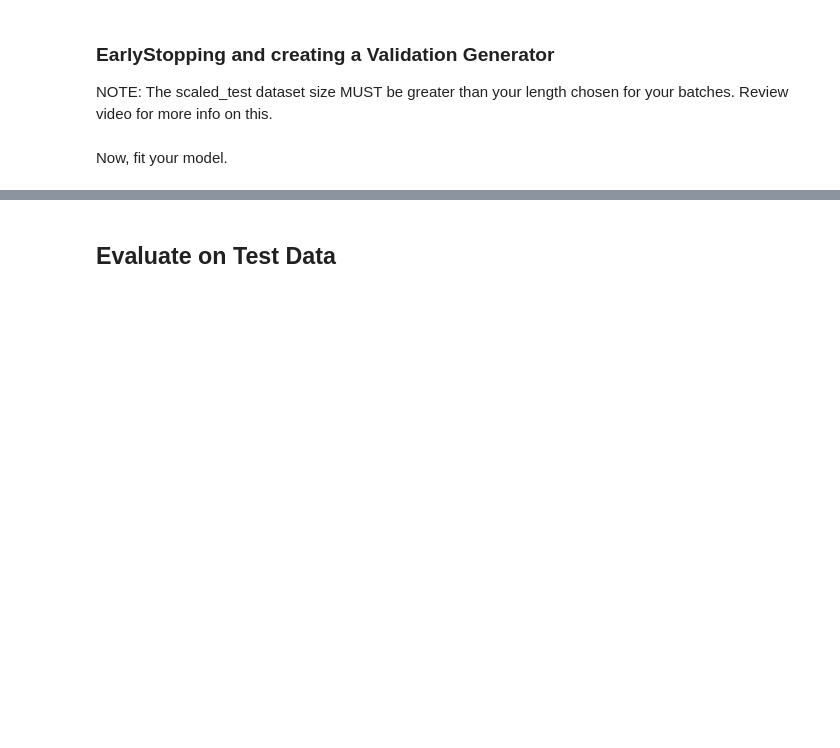
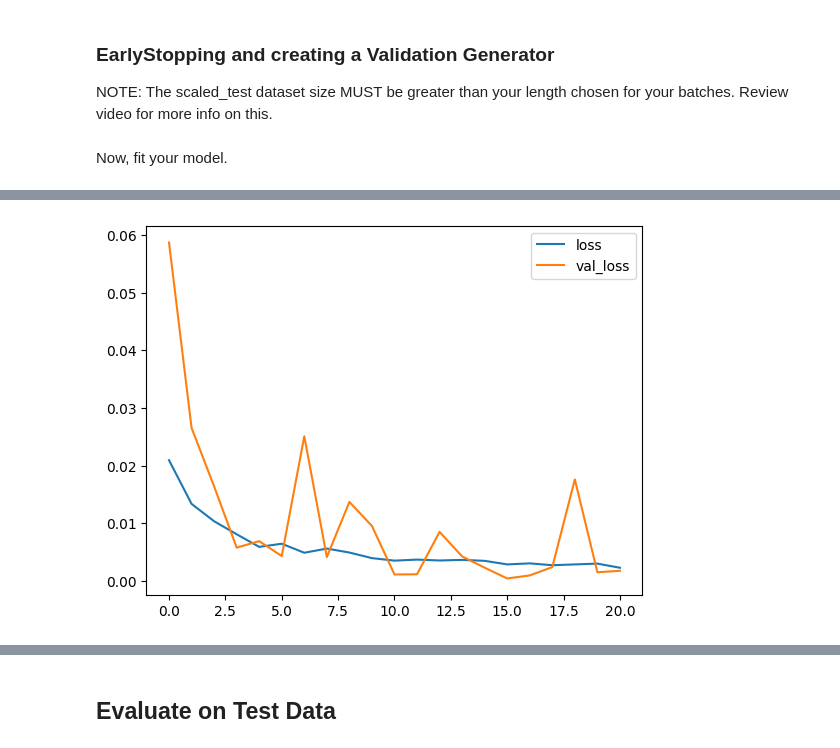
Before and after one commit to atabekdemurtaza/Neural-Computing-and-Deep-Learning-2023-MOD006568-TRI2-F01CAM-, a Jupyter notebook: week-6/Week_6_Recurent_Neural_Network.ipynb, the cells around one changed output, grey strips where cells are left out. Drawn from its saved outputs; the diff is of its cells as text; code cells hidden in the pictures; blank space fills up the shorter version.

```diff
--- a/week-6/Week_6_Recurent_Neural_Network.ipynb
+++ b/week-6/Week_6_Recurent_Neural_Network.ipynb
@@ -151,3 +293,5 @@ model.summary()
+# %%
+model.compile(optimizer='adam', loss='mse')
 # %% [markdown]
 ### EarlyStopping and creating a Validation Generator
 
@@ -158,5 +302,6 @@ validation_generator = TimeseriesGenerator(scaled_test, scaled_test, length=leng
 from tensorflow.keras.callbacks import EarlyStopping
 
 # Your code to create an object early-stop.
+early_stop = EarlyStopping(monitor='val_loss', patience=5)
 # %% [markdown]
 Now, fit your model.
@@ -164,0 +308,7 @@ Now, fit your model.
+# %%
+# fit model
+# IGNORE THE WARNING
+
+history =  model.fit(generator,  epochs=30,
+                    validation_data=validation_generator,
+                    callbacks=[early_stop])
@@ -165,3 +333,8 @@ Now, fit your model.
 # %%
 # Get Losses from dataframe (hint - model.history.history)- See previous week tutorial.
-# Plot losses in the dataframe.
+losses = pd.DataFrame(model.history.history)
+# %%
+# Plot losses in the dataframe.
+losses.plot();
+# %% [output]
+[figure, added]
```
Also changed, not shown: parts of 56 cells of this notebook, 3 other files.
